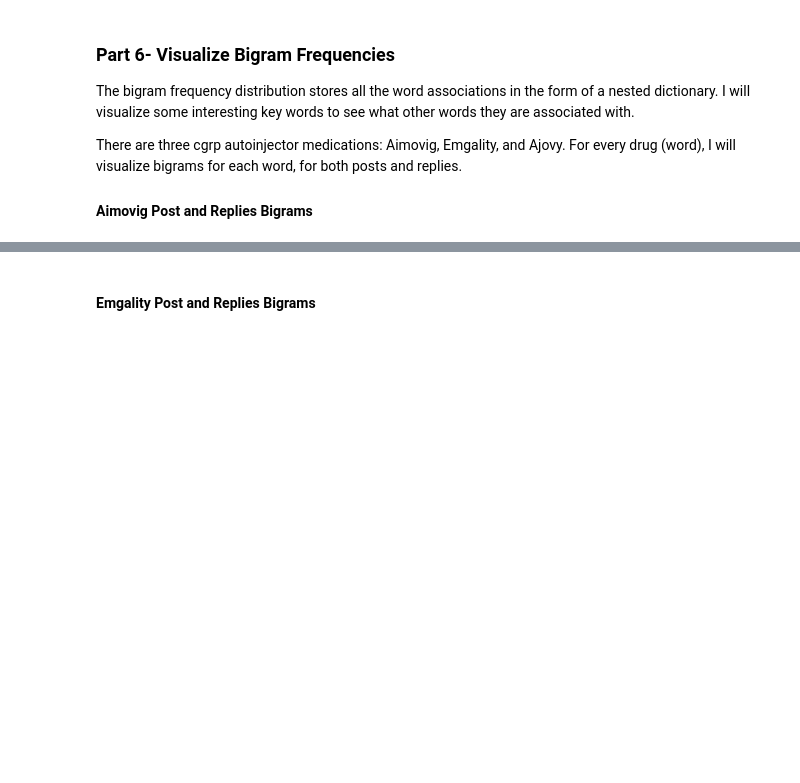
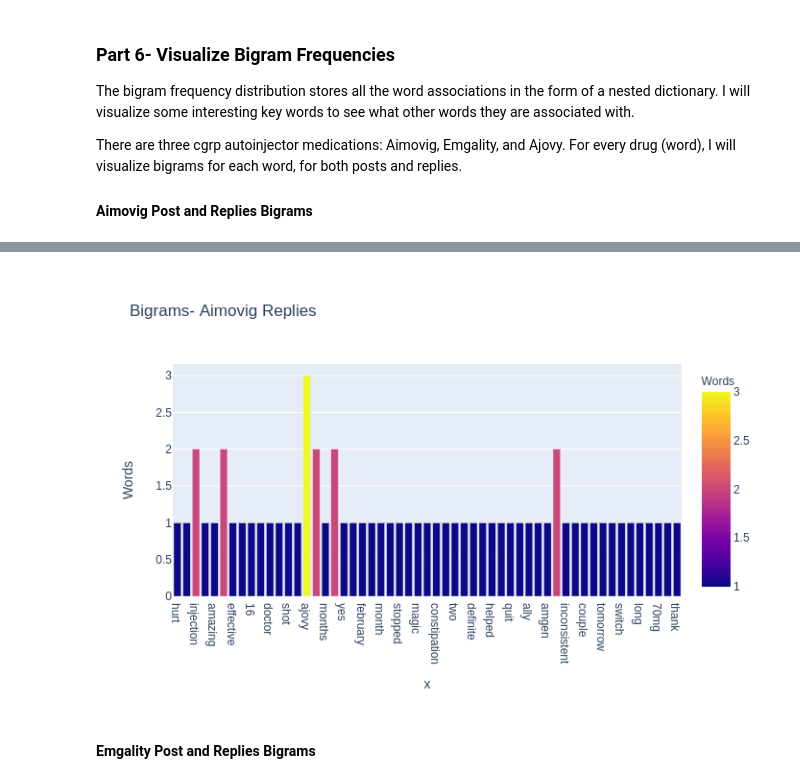
Before and after one commit to evdelph/MongoDB, a Jupyter notebook: RedditVisualization.ipynb, the cells around one changed output, grey strips where cells are left out. Saved outputs shown, nothing was run; the diff lists cells and outputs as text; code cells hidden in the pictures; blank space fills up the shorter version.

```diff
--- a/RedditVisualization.ipynb
+++ b/RedditVisualization.ipynb
@@ -194,5 +203,6 @@ px.bar(aimovig_post, x=aimovig_post.index, y='Words',color='Words',title="Bigram
 # convert selected bigrams into dataframes
 aimovig_replies = pd.Series(dict(replies_freq_dist['aimovig'])).to_frame()
 aimovig_replies.columns = ['Words']
-px.bar(aimovig_replies, x=aimovig_replies.index, y='Words',color='Words',title="Bigrams- Aimovig Replies").show()
+fig = px.bar(aimovig_replies, x=aimovig_replies.index, y='Words',color='Words',title="Bigrams- Aimovig Replies")
+fig.show("png")
 # %% [output]
@@ -200,3 +209,4 @@ px.bar(aimovig_replies, x=aimovig_replies.index, y='Words',color='Words',title="
+[figure, added]
 # %% [markdown]
 #### Emgality Post and Replies Bigrams
 # %%
```
Also changed, not shown: parts of 11 cells of this notebook.
